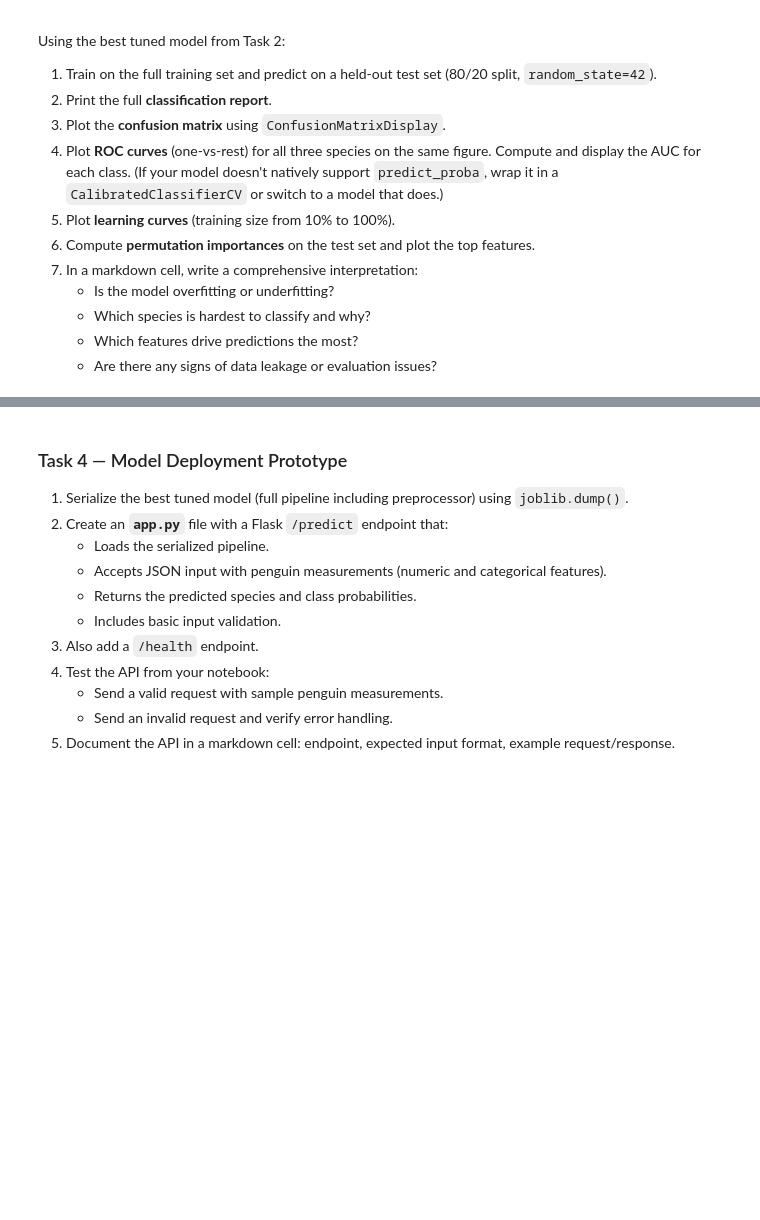
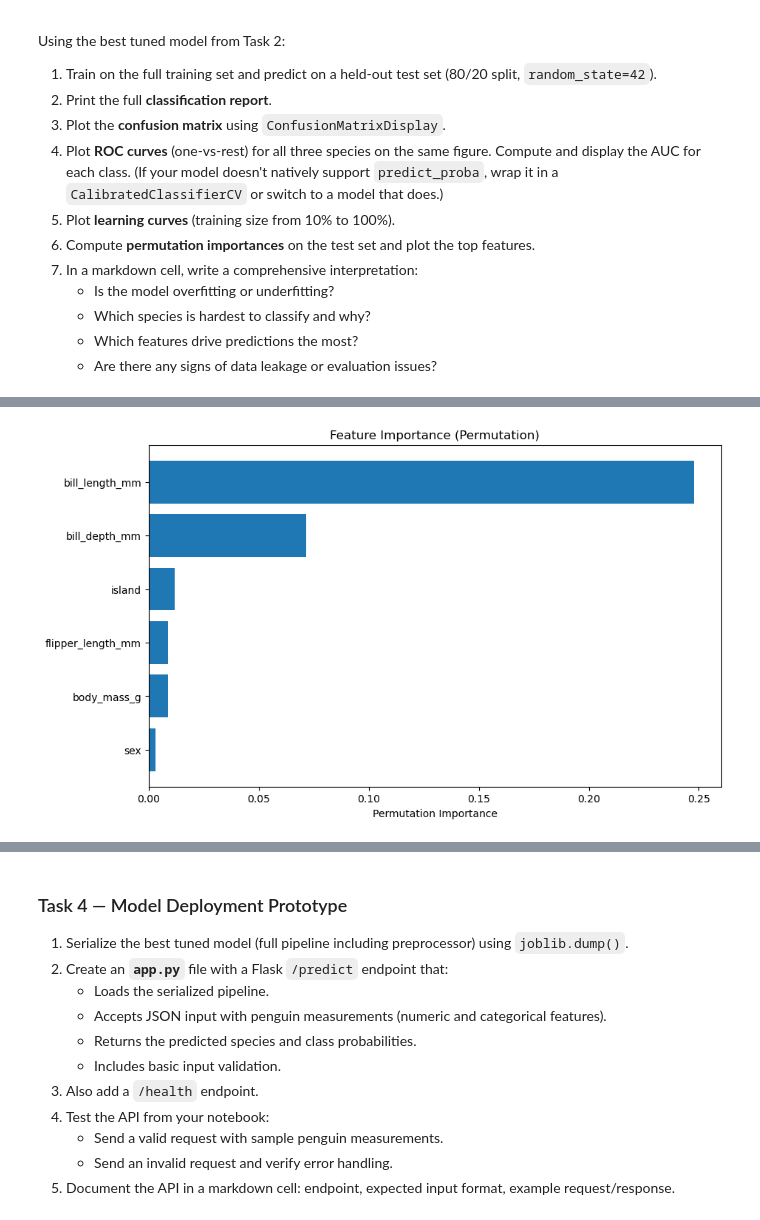
Before and after one commit to wiserval/m4-10-assessment, a Jupyter notebook: m4-10-assessment.ipynb, the cells around one changed output, grey strips where cells are left out. Cells and saved outputs as stored; diff of their text form; code cells hidden in the pictures; blank space fills up the shorter version.

```diff
--- a/m4-10-assessment.ipynb
+++ b/m4-10-assessment.ipynb
@@ -213,0 +283,11 @@ Using the best tuned model from Task 2:
+# %%
+perm_importance = permutation_importance(final_model, X_test, y_test, random_state=42)
+sorted_idx = perm_importance.importances_mean.argsort()
+
+plt.figure(figsize=(10, 6))
+plt.barh(X_test.columns[sorted_idx], perm_importance.importances_mean[sorted_idx])
+plt.xlabel("Permutation Importance")
+plt.title("Feature Importance (Permutation)")
+plt.show()
+# %% [output]
+[figure, added]
```
Also changed, not shown: parts of 7 cells of this notebook.
